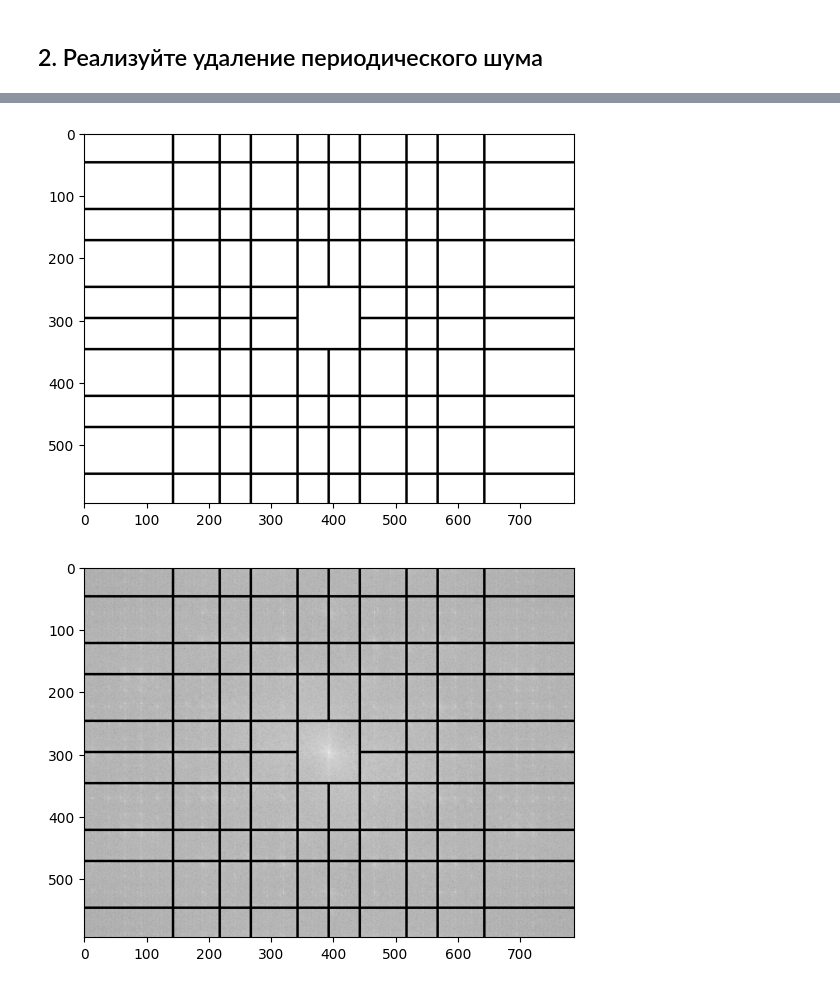
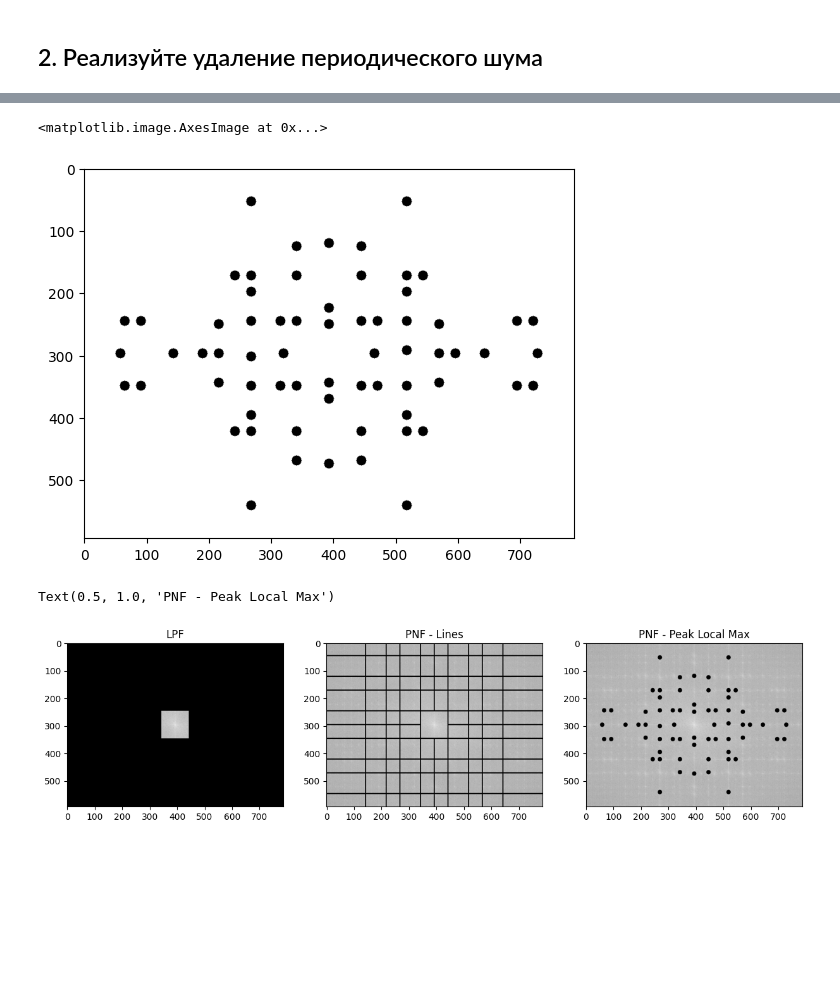
Before and after one commit to otherdelusions/IP_Practice, a Jupyter notebook: Practice_5/Practice_5_fft.ipynb, the cells around one changed output, grey strips where cells are left out. Saved outputs shown, nothing was run; the diff lists cells and outputs as text; code cells hidden in the pictures; blank space fills up the shorter version.

Commit message:
add Local Peak Max method

```diff
--- a/Practice_5/Practice_5_fft.ipynb
+++ b/Practice_5/Practice_5_fft.ipynb
@@ -96,16 +74,46 @@ if chosen_filter == "notchlines":
-# %%
-if chosen_filter != "highpass":
-  plt.imshow(mask[:,:,0], cmap = 'gray')
-# %% [output]
-[figure, removed]
+# %%
+#Filter creating
+# Periodic noise filter - peak_local_max
+from skimage.feature import peak_local_max
+
+mask_pnf_plm = np.ones((img.shape[0],img.shape[1],2),np.uint8)
+centerX, centerY = (int(img.shape[0] / 2),int(img.shape[1] / 2))
+
+min_distance = 15
+threshold_abs =  260
+noise_coords = peak_local_max(magnitude_spectrum, min_distance=min_distance, threshold_abs=threshold_abs)
+
+for (y, x) in noise_coords:
+    cv.circle(mask_pnf_plm, (x, y), 8, 0, -1)
+
+mask_pnf_plm[centerX-10:centerX+10, centerY - 10:centerY+10,:] = 1
+plt.imshow(mask_pnf_plm[:,:,0], cmap = 'gray')
+# %% [output]
+<matplotlib.image.AxesImage at 0x...>
+[figure, added]
 # %%
 # Filtering
-if chosen_filter != "highpass":
-  dft_shift = dft_shift*mask
+dft_shift_lpf = dft_shift*mask_lpf
+dft_shift_pnf_l = dft_shift*mask_pnf_l
+dft_shift_pnf_plm = dft_shift*mask_pnf_plm
 # %%
-if chosen_filter != "highpass":
-  filtering_magn_res = 20*np.log(cv.magnitude(dft_shift[:,:,0], dft_shift[:,:,1])+1e-6)
-  plt.imshow(filtering_magn_res, cmap='gray')
+filtering_magn_res_lpf = 20*np.log(cv.magnitude(dft_shift_lpf[:,:,0], dft_shift_lpf[:,:,1])+1e-6)
+filtering_magn_res_pnf_l = 20*np.log(cv.magnitude(dft_shift_pnf_l[:,:,0], dft_shift_pnf_l[:,:,1])+1e-6)
+filtering_magn_res_pnf_plm = 20*np.log(cv.magnitude(dft_shift_pnf_plm[:,:,0], dft_shift_pnf_plm[:,:,1])+1e-6)
+
+plt.figure(figsize=(15, 5))
+plt.subplot(1, 3, 1)
+plt.imshow(filtering_magn_res_lpf, cmap='gray')
+plt.title('LPF')
+
+plt.subplot(1, 3, 2)
+plt.imshow(filtering_magn_res_pnf_l, cmap='gray')
+plt.title(f'PNF - Lines')
+
+plt.subplot(1, 3, 3)
+plt.imshow(filtering_magn_res_pnf_plm, cmap='gray')
+plt.title(f'PNF - Peak Local Max')
 # %% [output]
+Text(0.5, 1.0, 'PNF - Peak Local Max')
-[figure, old version]
+[figure, new version]
 # %%
```
Also changed, not shown: parts of 7 cells of this notebook.
